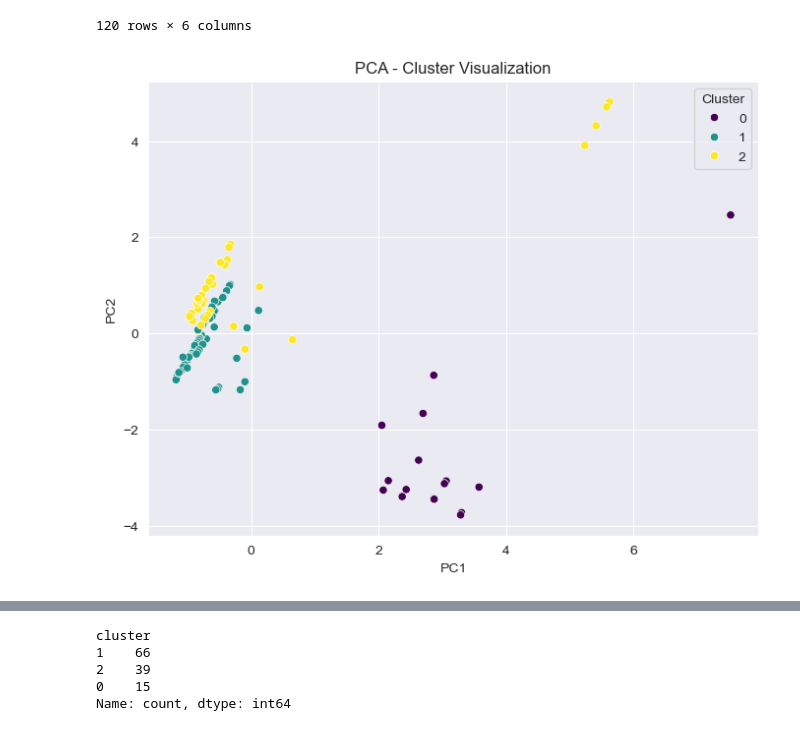
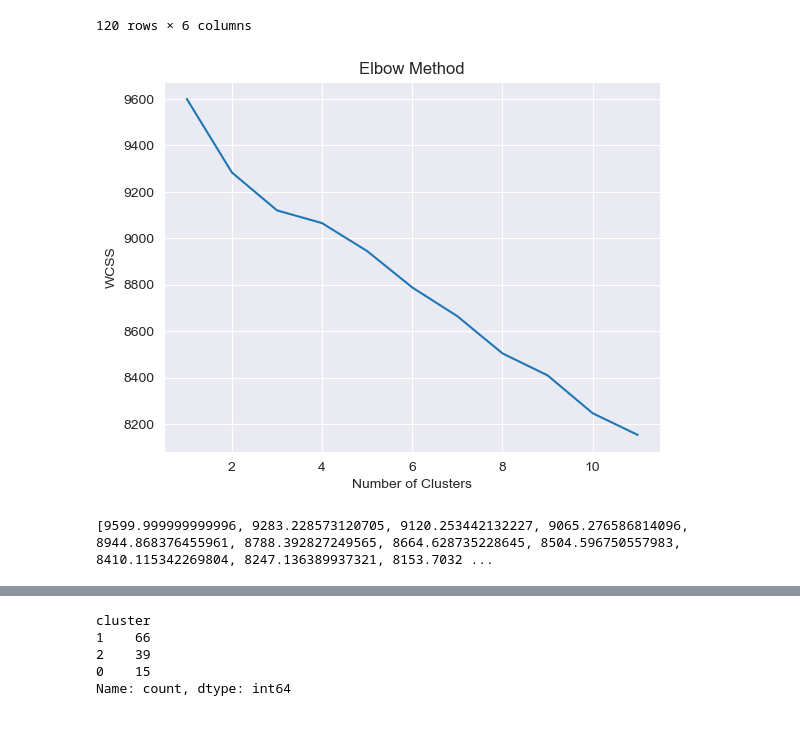
Before and after one commit to CountDer3k/Homework-AIH-2025, a Jupyter notebook: HW4 (Self Learning)/Analysis 2.ipynb, the cells around one changed output, grey strips where cells are left out. Saved outputs shown, nothing was run; the diff lists cells and outputs as text; code cells hidden in the pictures.

Commit message:
Update Analysis 2.ipynb
Improved cluster analysis for cluster count

```diff
--- a/HW4 (Self Learning)/Analysis 2.ipynb
+++ b/HW4 (Self Learning)/Analysis 2.ipynb
@@ -25,28 +25,28 @@ patients_df[::]
 # %%
 # Use PCA to reduce the dimensionality of the data and then plot the clusters
 
 # Preprocess data to numbers
 data_encoded = pd.get_dummies(patients_df, ["drug"])
 
 scaler = StandardScaler()
 df_scaled = scaler.fit_transform(data_encoded)
 
-kmeans = KMeans(n_clusters=3, random_state=30, n_init=10)
-data_encoded['cluster'] = kmeans.fit_predict(df_scaled)
 
-# Reduce to 2 principal components
-pca = PCA(n_components=2)
+def get_optimal_clusters(data, min_clusters=1, max_clusters=10):
+    wcss = []
+    for i in range(min_clusters, max_clusters):
+        kmeans = KMeans(n_clusters=i, random_state=30, n_init=10)
+        kmeans.fit(data)
+        wcss.append(kmeans.inertia_)
 
-df_pca = pca.fit_transform(df_scaled)
+    plt.plot(range(min_clusters, max_clusters), wcss)
+    plt.title("Elbow Method")
+    plt.xlabel("Number of Clusters")
+    plt.ylabel("WCSS")
+    plt.show()
 
-# Convert to DataFrame
-df_pca = pd.DataFrame(df_pca, columns=['PC1', 'PC2'])
-df_pca['Cluster'] = kmeans.labels_
-
-# Scatter plot of clusters
-plt.figure(figsize=(8,6))
-sns.scatterplot(data=df_pca, x="PC1", y="PC2", hue="Cluster", palette="viridis")
-plt.title("PCA - Cluster Visualization")
-plt.show()
+# Split into clusters that have at least 10 items in them
+get_optimal_clusters(df_scaled, 1, len(data_encoded) // 10)
 # %% [output]
-[figure, old version]
+[figure, new version]
+[9599.999999999996, 9283.228573120705, 9120.253442132227, 9065.276586814096, 8944.868376455961, 8788.392827249565, 8664.628735228645, 8504.596750557983, 8410.115342269804, 8247.136389937321, 8153.7032 ...
```
Also changed, not shown: parts of 1 cell of this notebook.
